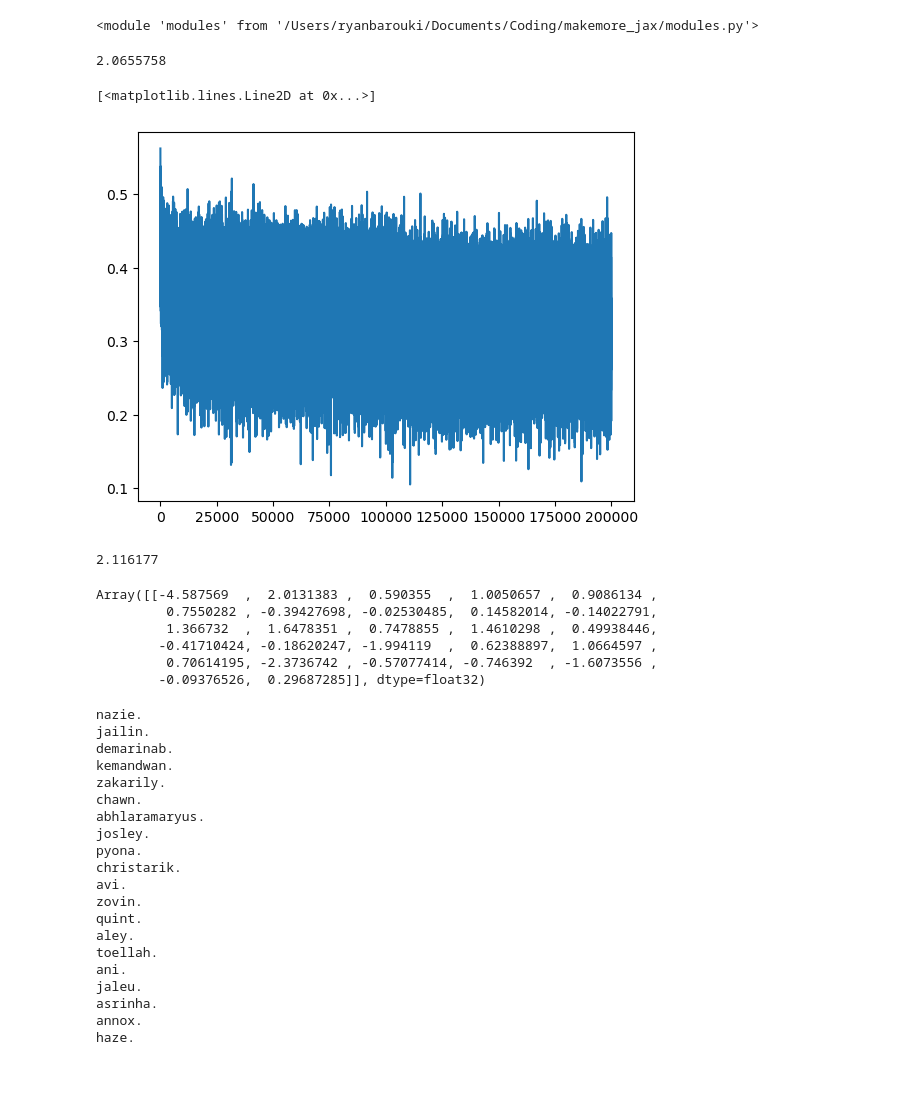
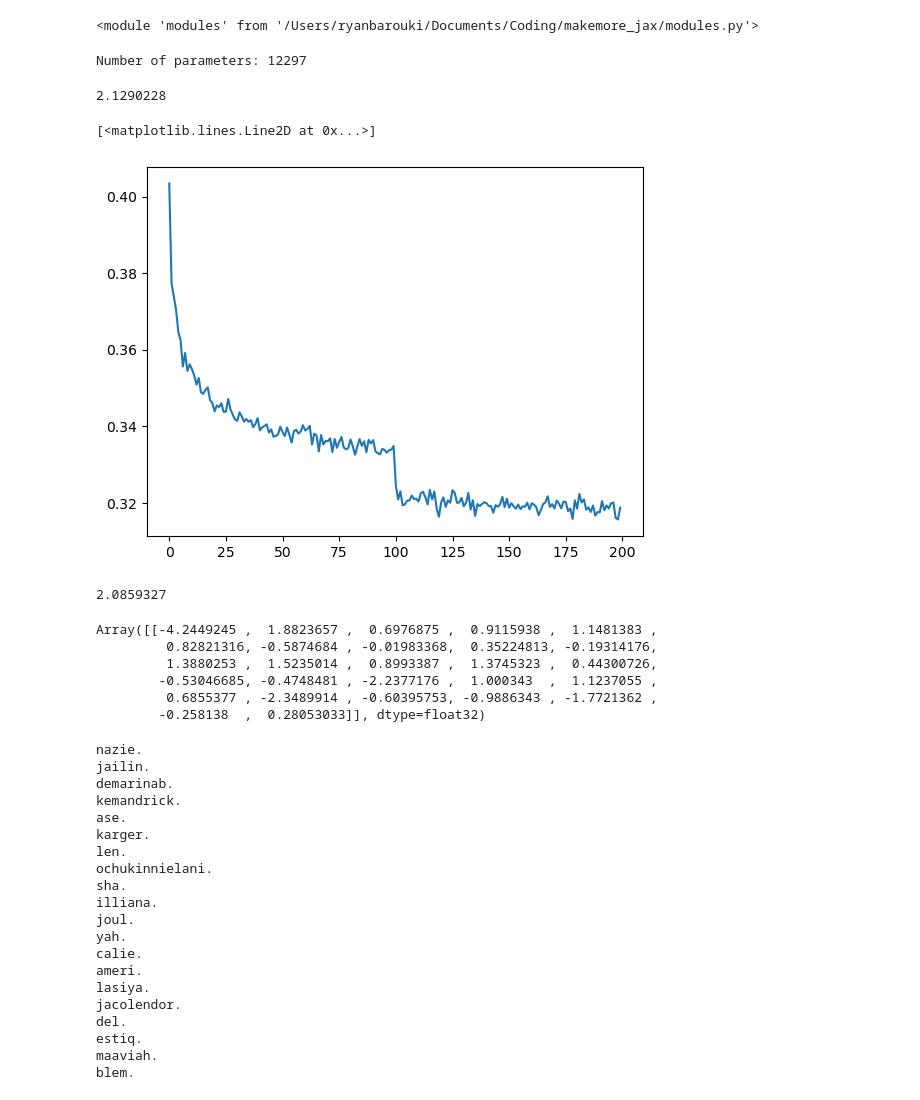
Before and after one commit to ryanbarouki/makemore_jax, a Jupyter notebook: makemore_wavenet_jax.ipynb, the cells around one changed output. Cells and saved outputs as stored; diff of their text form; code cells hidden in the pictures.

```diff
--- a/makemore_wavenet_jax.ipynb
+++ b/makemore_wavenet_jax.ipynb
@@ -73,6 +69,7 @@ hidden_size = 200
 vocab_size = 27
 
 init_fun, forward = nn.sequential([nn.Embedding(emb_dim=emb_dim, vocab_size=vocab_size),
+                                   nn.Flatten(),
                                    nn.Linear(fan_out=hidden_size),
                                    nn.BatchNorm(),
                                    nn.Tanh(),
@@ -80,6 +77,10 @@ init_fun, forward = nn.sequential([nn.Embedding(emb_dim=emb_dim, vocab_size=voca
 
 key = jax.random.PRNGKey(12121)
 params_and_state = init_fun(key, jnp.ones(context_size))
+# %%
+print(f"Number of parameters: {sum([p.size for layer in params_and_state[0].values() for p in layer])}")
+# %% [output]
+Number of parameters: 12297
 # %%
 def loss_fn(params, batch_stats, X, Y):
     logits, batch_stats = forward((params, batch_stats), X)
@@ -124,29 +125,29 @@ for i in tqdm(range(200000)):
 
 print(loss)
 # %% [output]
-2.0655758
+2.1290228
-# %%
-plt.plot(stepi, lossi)
-# %% [output]
-[<matplotlib.lines.Line2D at 0x...>]
-[figure, removed]
+# %%
+plt.plot(jnp.array(lossi).reshape((-1,1000)).mean(axis=1))
+# %% [output]
+[<matplotlib.lines.Line2D at 0x...>]
+[figure, added]
 # %%
 #plt.plot(lri, lossi)
 loss, _= loss_fn(params, batch_stats, Xdev, Ydev)
 print(loss)
 # %% [output]
-2.116177
+2.0859327
 # %%
 # making sure you can apply the model to one example
 logits, _= forward((params, batch_stats), Xdev[:1], train=False)
 logits
 # %% [output]
-Array([[-4.587569  ,  2.0131383 ,  0.590355  ,  1.0050657 ,  0.9086134 ,
-         0.7550282 , -0.39427698, -0.02530485,  0.14582014, -0.14022791,
-         1.366732  ,  1.6478351 ,  0.7478855 ,  1.4610298 ,  0.49938446,
-        -0.41710424, -0.18620247, -1.994119  ,  0.62388897,  1.0664597 ,
-         0.70614195, -2.3736742 , -0.57077414, -0.746392  , -1.6073556 ,
-        -0.09376526,  0.29687285]], dtype=float32)
+Array([[-4.2449245 ,  1.8823657 ,  0.6976875 ,  0.9115938 ,  1.1481383 ,
+         0.82821316, -0.5874684 , -0.01983368,  0.35224813, -0.19314176,
+         1.3880253 ,  1.5235014 ,  0.8993387 ,  1.3745323 ,  0.44300726,
+        -0.53046685, -0.4748481 , -2.2377176 ,  1.000343  ,  1.1237055 ,
+         0.6855377 , -2.3489914 , -0.60395753, -0.9886343 , -1.7721362 ,
+        -0.258138  ,  0.28053033]], dtype=float32)
 # %%
 # Sample from the trained model
 
@@ -170,20 +171,20 @@ for _ in range(20):
 nazie.
 jailin.
 demarinab.
-kemandwan.
-zakarily.
-chawn.
-abhlaramaryus.
-josley.
-pyona.
-christarik.
-avi.
-zovin.
-quint.
-aley.
-toellah.
-ani.
-jaleu.
-asrinha.
-annox.
-haze.
+kemandrick.
+ase.
+karger.
+len.
+ochukinnielani.
+sha.
+illiana.
+joul.
+yah.
+calie.
+ameri.
+lasiya.
+jacolendor.
+del.
+estiq.
+maaviah.
+blem.
```
Also changed, not shown: parts of 2 cells of this notebook, 1 other file.
